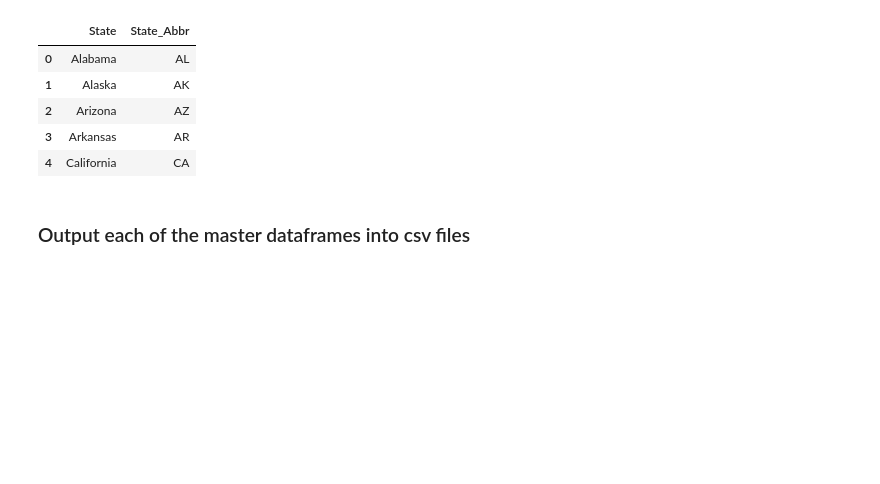
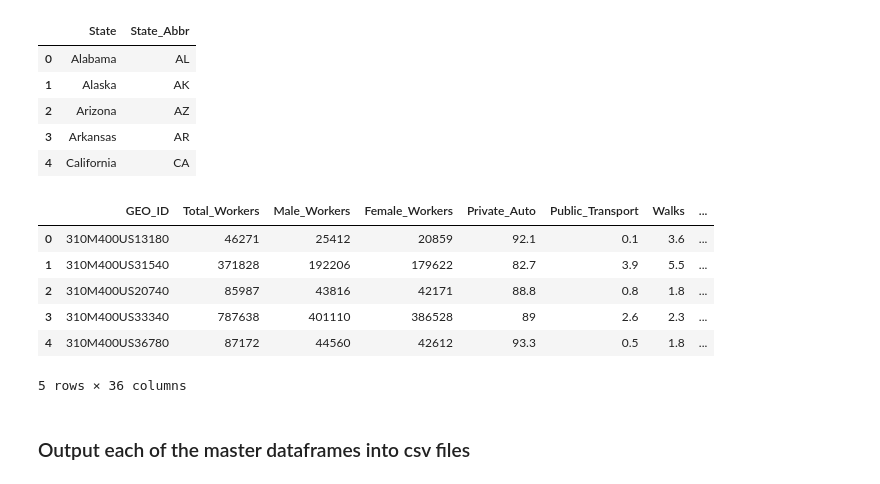
Before and after one commit to jteickholt/Project2_Team7, a Jupyter notebook: static/py/census_data_prep_jeff.ipynb, the cells around one changed output. Drawn from its saved outputs; the diff is of its cells as text; code cells hidden in the pictures; blank space fills up the shorter version.

```diff
--- a/static/py/census_data_prep_jeff.ipynb
+++ b/static/py/census_data_prep_jeff.ipynb
@@ -258,7 +258,7 @@ state = population_df["City"].str.split(",", expand=True)
 
 state2=state[1]
 
-state3=state2.str.slice(0,3,1)
+state3=state2.str.slice(1,3,1)
 
 population_df["State"] = state3
 
@@ -488,6 +494,20 @@ mapping_df.head()
 | 2 | Arizona | AZ |
 | 3 | Arkansas | AR |
 | 4 | California | CA |
+# %%
+# Merge the mappinig data into the city data so the state name will be there
+
+city_final3_df = pd.merge(city_final2_df, mapping_df, on="State_Abbr")
+
+city_final3_df.head()
+# %% [output]
+|  | GEO_ID | Total_Workers | Male_Workers | Female_Workers | Private_Auto | Public_Transport | Walks | ... |
+| 0 | 310M400US13180 | 46271 | 25412 | 20859 | 92.1 | 0.1 | 3.6 | ... |
+| 1 | 310M400US31540 | 371828 | 192206 | 179622 | 82.7 | 3.9 | 5.5 | ... |
+| 2 | 310M400US20740 | 85987 | 43816 | 42171 | 88.8 | 0.8 | 1.8 | ... |
+| 3 | 310M400US33340 | 787638 | 401110 | 386528 | 89 | 2.6 | 2.3 | ... |
+| 4 | 310M400US36780 | 87172 | 44560 | 42612 | 93.3 | 0.5 | 1.8 | ... |
+5 rows × 36 columns
 # %% [markdown]
 ### Output each of the master dataframes into csv files
 # %%
```
Also changed, not shown: parts of 2 cells of this notebook, 5 other files.
